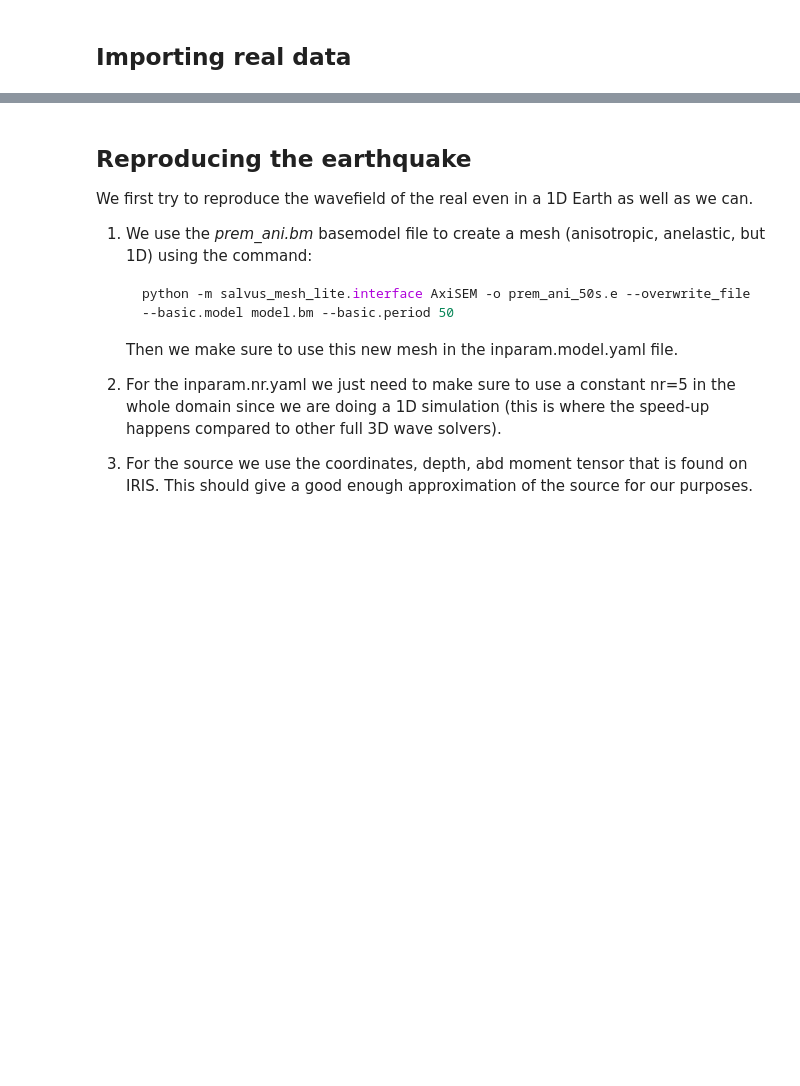
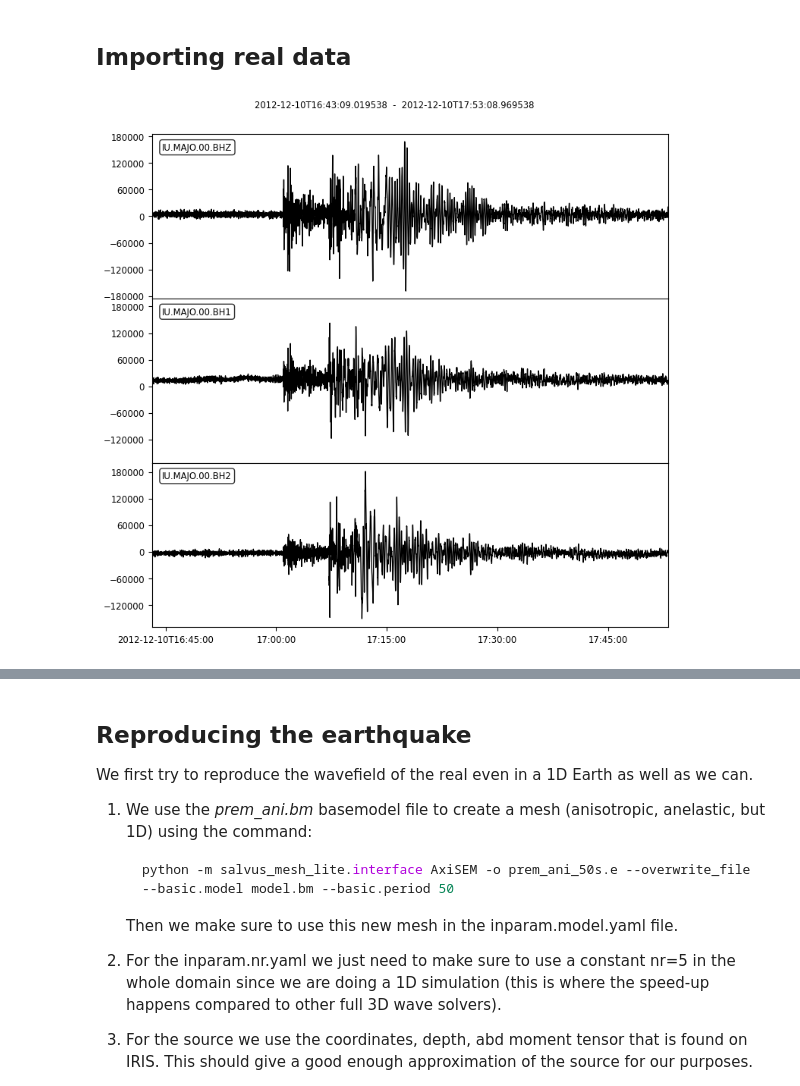
Before and after one commit to Adrian-Mag/AxiSEM3D_Kernels, a Jupyter notebook: examples/example_1D_kernel.ipynb, the cells around one changed output, grey strips where cells are left out. Cells and saved outputs as stored; diff of their text form; code cells hidden in the pictures; blank space fills up the shorter version.

Commit message:
try another event

```diff
--- a/examples/example_1D_kernel.ipynb
+++ b/examples/example_1D_kernel.ipynb
@@ -9,16 +10,19 @@ client = Client("IRIS")
 ## Importing real data
 # %%
 # Import earthquake data
-start_time = obspy.UTCDateTime("2013-05-24T05:44:48")  # Replace with the start time of the earthquake
-end_time = obspy.UTCDateTime("2013-05-24T05:44:50")  # Replace with the end time of the earthquake
-event = client.get_events(starttime=start_time, endtime=end_time, minmagnitude=8.3)
+start_time = obspy.UTCDateTime("2012-12-10T16:53:00")  # Replace with the start time of the earthquake
+end_time = obspy.UTCDateTime("2012-12-10T16:53:20")  # Replace with the end time of the earthquake
+event = client.get_events(starttime=start_time, endtime=end_time, minmagnitude=7.1)
 # Import station data
-inventory = client.get_stations(network="BK", station="CMB", channel="BH*", location='00', level="response")
+inventory = client.get_stations(network="IU", station="MAJO", channel="BH*", location='00', level="response")
 # Import wavefield data
-real_data = obspy.read('data/2013-05-24-mw83-sea-of-okhotsk.miniseed')
+real_data = obspy.read('data/2012-12-10-mw71-banda-sea.miniseed')
 # %%
+%matplotlib inline
 # Select specific station
-selected_stream = real_data.select(station='CMB')
+selected_stream = real_data.select(station='MAJO', location='00')
 selected_stream.plot()
 plt.show()
+# %% [output]
+[figure, added]
 # %%
```
Also changed, not shown: parts of 4 cells of this notebook, 3 other files.
